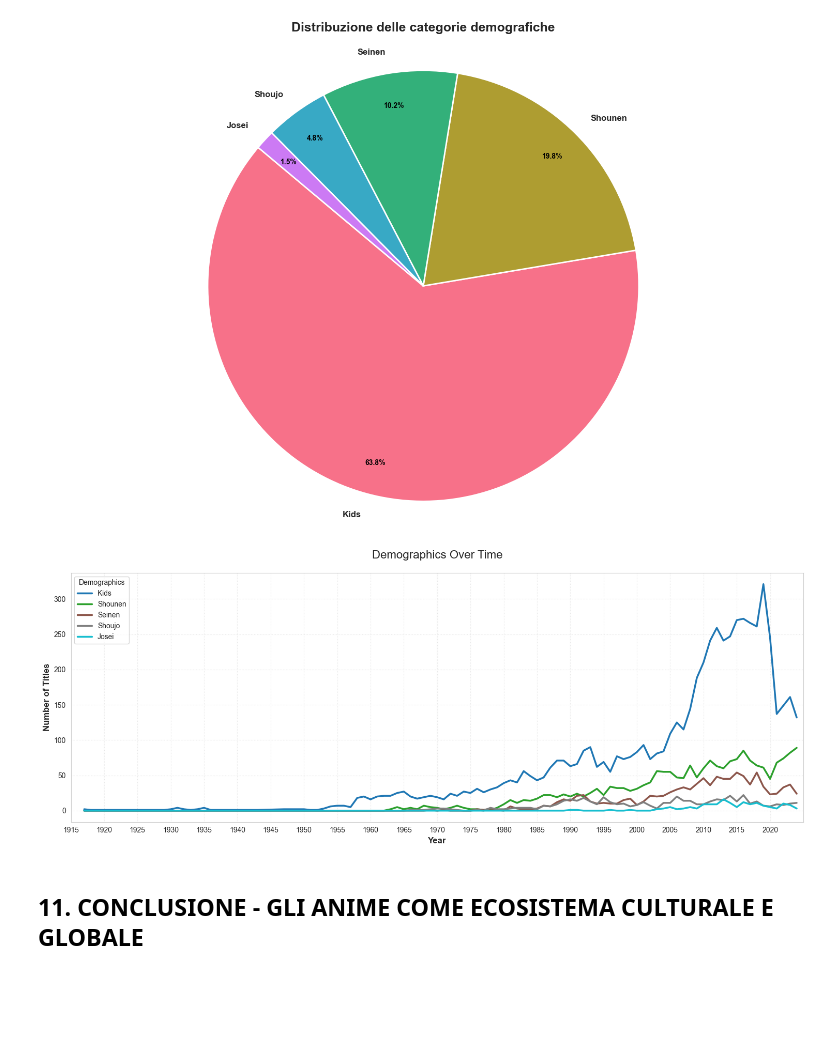
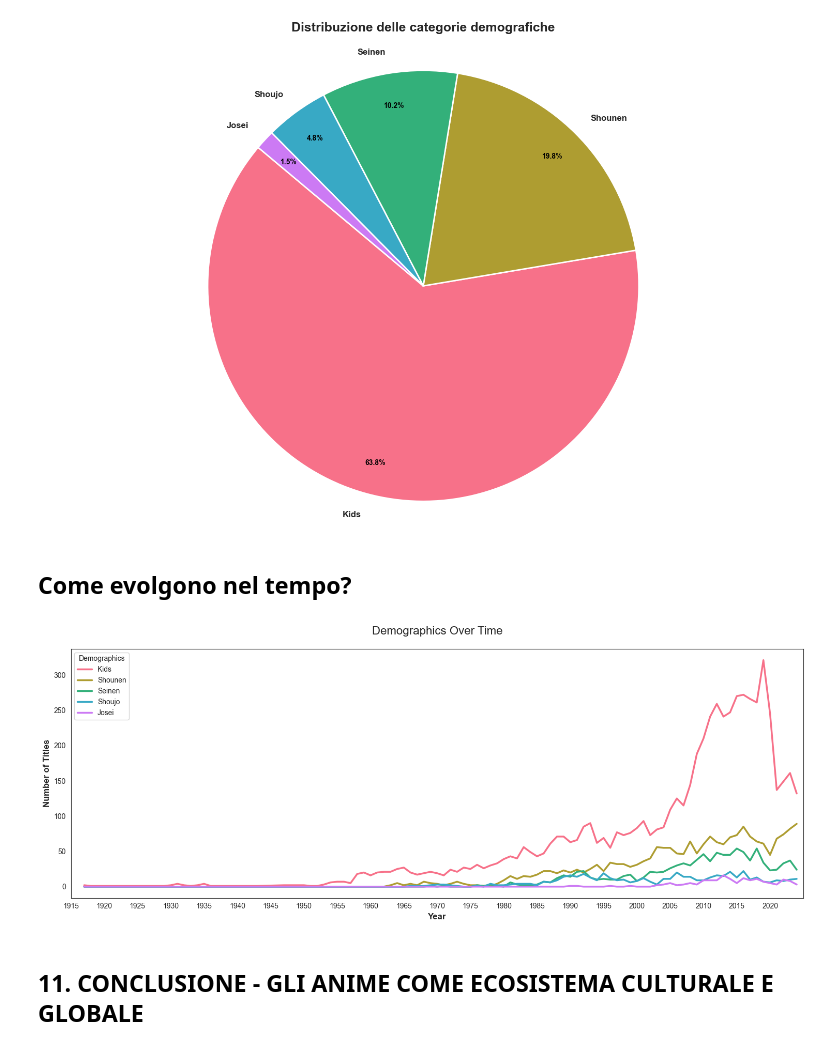
Before and after one commit to kledisateqja/hci-assignment, a Jupyter notebook: solution/notebook/storytelling.ipynb, the cells around one changed output. Saved outputs shown, nothing was run; the diff lists cells and outputs as text; code cells hidden in the pictures; blank space fills up the shorter version.

```diff
--- a/solution/notebook/storytelling.ipynb
+++ b/solution/notebook/storytelling.ipynb
@@ -1161,32 +1184,34 @@ plt.tight_layout()
 plt.show()
 # %% [output]
 [figure]
+# %% [markdown]
+## Come evolgono nel tempo?
 # %%
 details_copy = df_details.copy()
 details_copy = details_copy[details_copy['year'] < 2025].copy()
 details_copy['demographics'] = details_copy['demographics'].apply(eval)
 details_copy = details_copy.explode('demographics')
 # conteggio per anno
 counts = details_copy.groupby(['year', 'demographics']).size().unstack(fill_value=0).sort_index()
 freq_order = details_copy['demographics'].value_counts().index
 counts = counts[freq_order]
 n_colors = len(counts.columns)
-palette = plt.cm.tab10.resampled(n)(range(n_colors))
+palette = sns.color_palette("husl", n_colors) #modificato perchè non compila, prima c'era palette = plt.cm.tab10.resampled(n)(range(n_colors))
 # creazione grafico
 plt.figure(figsize=(15,6))
 plt.grid(linestyle=':', alpha=0.5)
 counts.plot(kind='line', ax=plt.gca(), linewidth=2.5, color=palette)
 # personalizzazione assi
 plt.title(f'Demographics Over Time', fontsize=16, pad=20)
 plt.xlabel('Year', fontsize=12, fontweight='bold')
 plt.ylabel('Number of Titles', fontsize=12, fontweight='bold')
 plt.legend(title='Demographics', loc='upper left', frameon=True)
 plt.xlim(1915, 2025)
 plt.xticks(ticks=range(1915, 2024, 5))
 
 plt.tight_layout()
 plt.show()
 # %% [output]
-[figure, old version]
+[figure, new version]
 # %% [markdown]
 ## 11. CONCLUSIONE - GLI ANIME COME ECOSISTEMA CULTURALE E GLOBALE
```
Also changed, not shown: parts of 27 cells of this notebook.
